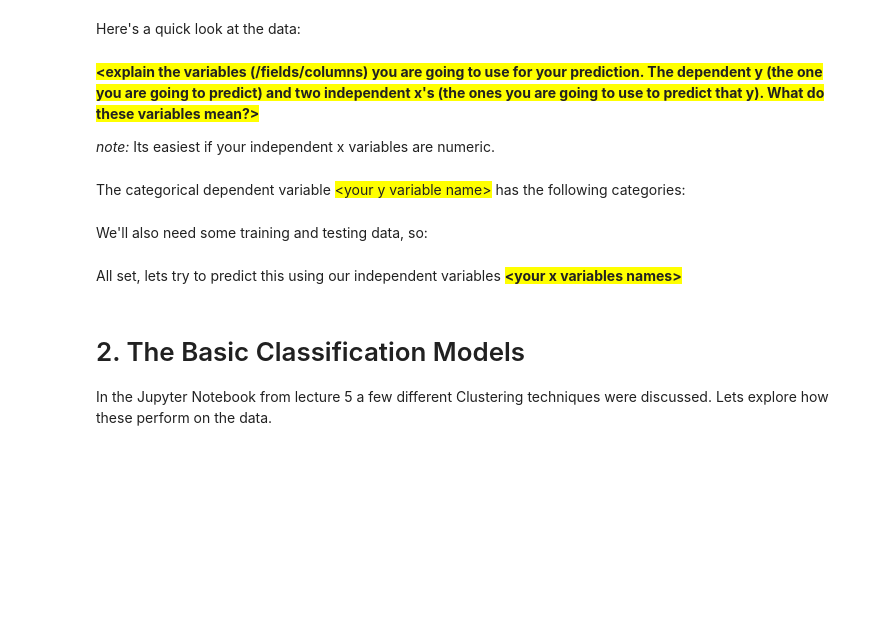
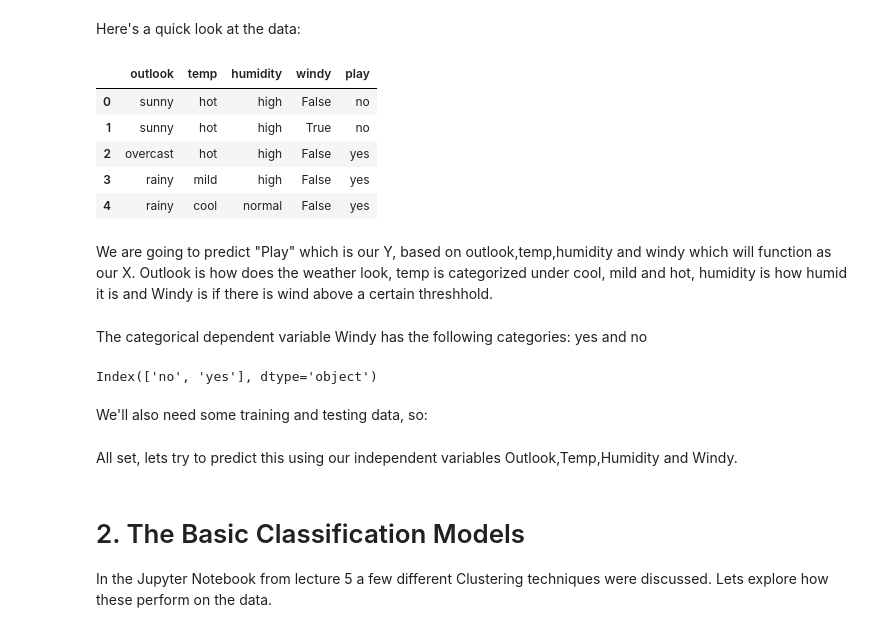
Before and after one commit to TheLovelyTamara/datamining, a Jupyter notebook: S5 - Classification/DMS - S5 - Assignment 2 - Template.ipynb, the cells around one changed output. Saved outputs shown, nothing was run; the diff lists cells and outputs as text; code cells hidden in the pictures; blank space fills up the shorter version.

```diff
--- a/S5 - Classification/DMS - S5 - Assignment 2 - Template.ipynb
+++ b/S5 - Classification/DMS - S5 - Assignment 2 - Template.ipynb
@@ -28,0 +33,17 @@ We are going to use the datafile **<span style ='background:yellow'>\<your dataf
+# %%
+data = pd.read_csv("./ToPlayOrNotToPlay.csv")
+data["outlook"] = pd.Categorical(data["outlook"])
+data["temp"] = pd.Categorical(data["temp"])
+data["humidity"] = pd.Categorical(data["humidity"])
+data["windy"] = pd.Categorical(data["windy"])
+data["play"] = pd.Categorical(data["play"])
+
+# make numeric version
+nData = np.asarray(data["outlook"].cat.codes)
+nData = np.dstack((nData,np.asarray(data["temp"].cat.codes)))
+nData = np.dstack((nData,np.asarray(data["humidity"].cat.codes)))
+nData = np.dstack((nData,np.asarray(data["windy"].cat.codes)))
+nData = np.dstack((nData,np.asarray(data["play"].cat.codes)))
+
+nData = np.squeeze(nData)
+nData
@@ -33,11 +67,22 @@ Here's a quick look at the data:
-# %% [markdown]
-**<span style ='background:yellow'>\<explain the variables (/fields/columns) you are going to use for your prediction. The dependent y (the one you are going to predict) and two independent x's (the ones you are going to use to predict that y). What do these variables mean?\></span>**
-
-*note:* Its easiest if your independent x variables are numeric.
+# %%
+data.head()
+# %% [output]
+|  | outlook | temp | humidity | windy | play |
+| 0 | sunny | hot | high | False | no |
+| 1 | sunny | hot | high | True | no |
+| 2 | overcast | hot | high | False | yes |
+| 3 | rainy | mild | high | False | yes |
+| 4 | rainy | cool | normal | False | yes |
+# %% [markdown]
+We are going to predict "Play" which is our Y, based on outlook,temp,humidity and windy which will function as our X. Outlook is how does the weather look, temp is categorized under cool, mild and hot, humidity is how humid it is and Windy is if there is wind above a certain threshhold.
 # %% [markdown]
-The categorical dependent variable <span style ='background:yellow'>\<your y variable name></span> has the following categories:
+The categorical dependent variable Windy has the following categories:
+yes and no
 # %%
 # code that returns the different categories in the y variable.
+data["play"].cat.categories
+# %% [output]
+Index(['no', 'yes'], dtype='object')
 # %% [markdown]
 We'll also need some training and testing data, so:
 # %%
@@ -45,5 +94,5 @@ We'll also need some training and testing data, so:
 # %% [markdown]
-All set, lets try to predict this using our independent variables **<span style ='background:yellow'>\<your x variables names></span>**
+All set, lets try to predict this using our independent variables Outlook,Temp,Humidity and Windy.
 # %% [markdown]
 # 2. The Basic Classification Models
 
```
Also changed, not shown: parts of 13 cells of this notebook, 3 other files.
